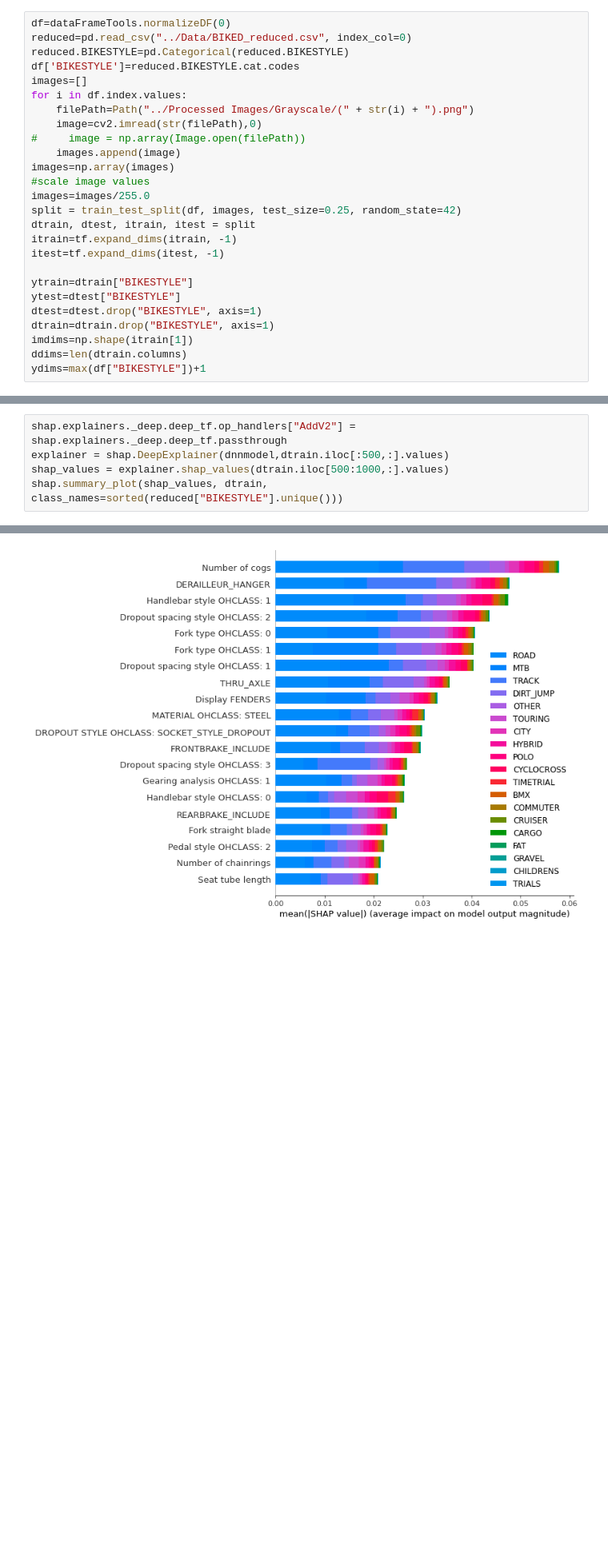
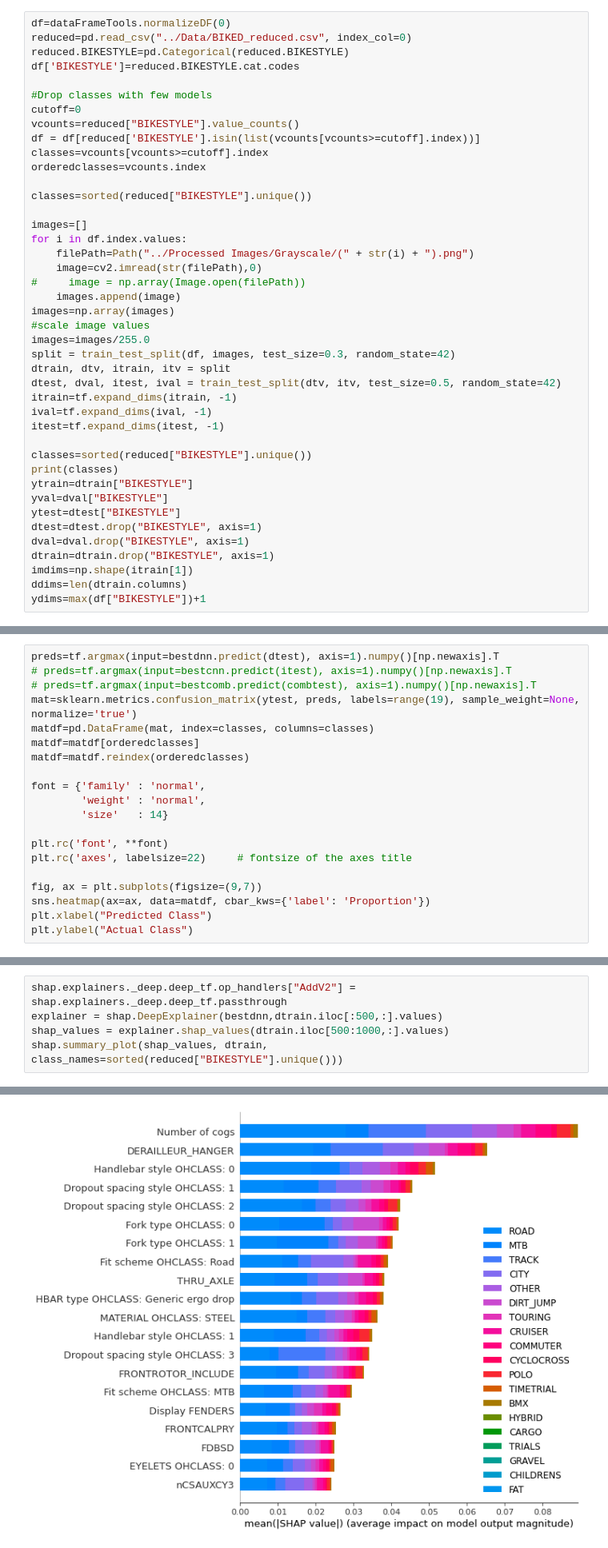
Before and after one commit to Lyleregenwetter/BIKED, a Jupyter notebook: Functions/TF_Classifier.ipynb, the cells around one changed output, grey strips where cells are left out. Shown at 80% size. Cells and saved outputs as stored; diff of their text form; blank space fills up the shorter version.

```diff
--- a/Functions/TF_Classifier.ipynb
+++ b/Functions/TF_Classifier.ipynb
@@ -17,6 +22,16 @@ df=dataFrameTools.normalizeDF(0)
 reduced=pd.read_csv("../Data/BIKED_reduced.csv", index_col=0)
 reduced.BIKESTYLE=pd.Categorical(reduced.BIKESTYLE)
 df['BIKESTYLE']=reduced.BIKESTYLE.cat.codes
+
+#Drop classes with few models
+cutoff=0
+vcounts=reduced["BIKESTYLE"].value_counts()
+df = df[reduced['BIKESTYLE'].isin(list(vcounts[vcounts>=cutoff].index))]
+classes=vcounts[vcounts>=cutoff].index
+orderedclasses=vcounts.index
+
+classes=sorted(reduced["BIKESTYLE"].unique())
+
 images=[]
 for i in df.index.values:
     filePath=Path("../Processed Images/Grayscale/(" + str(i) + ").png")
@@ -26,14 +41,20 @@ for i in df.index.values:
 images=np.array(images)
 #scale image values
 images=images/255.0
-split = train_test_split(df, images, test_size=0.25, random_state=42)
-dtrain, dtest, itrain, itest = split
+split = train_test_split(df, images, test_size=0.3, random_state=42)
+dtrain, dtv, itrain, itv = split
+dtest, dval, itest, ival = train_test_split(dtv, itv, test_size=0.5, random_state=42)
 itrain=tf.expand_dims(itrain, -1)
+ival=tf.expand_dims(ival, -1)
 itest=tf.expand_dims(itest, -1)
 
+classes=sorted(reduced["BIKESTYLE"].unique())
+print(classes)
 ytrain=dtrain["BIKESTYLE"]
+yval=dval["BIKESTYLE"]
 ytest=dtest["BIKESTYLE"]
 dtest=dtest.drop("BIKESTYLE", axis=1)
+dval=dval.drop("BIKESTYLE", axis=1)
 dtrain=dtrain.drop("BIKESTYLE", axis=1)
 imdims=np.shape(itrain[1])
 ddims=len(dtrain.columns)
@@ -145,0 +360,20 @@ _________________________________________________________________
+# %%
+preds=tf.argmax(input=bestdnn.predict(dtest), axis=1).numpy()[np.newaxis].T
+# preds=tf.argmax(input=bestcnn.predict(itest), axis=1).numpy()[np.newaxis].T
+# preds=tf.argmax(input=bestcomb.predict(combtest), axis=1).numpy()[np.newaxis].T
+mat=sklearn.metrics.confusion_matrix(ytest, preds, labels=range(19), sample_weight=None, normalize='true')
+matdf=pd.DataFrame(mat, index=classes, columns=classes)
+matdf=matdf[orderedclasses]
+matdf=matdf.reindex(orderedclasses)
+
+font = {'family' : 'normal',
+        'weight' : 'normal',
+        'size'   : 14}
+
+plt.rc('font', **font)
+plt.rc('axes', labelsize=22)     # fontsize of the axes title
+
+fig, ax = plt.subplots(figsize=(9,7))
+sns.heatmap(ax=ax, data=matdf, cbar_kws={'label': 'Proportion'})
+plt.xlabel("Predicted Class")
+plt.ylabel("Actual Class")
@@ -149,7 +386,7 @@ shap.initjs()
 [interactive output not drawn]
 # %%
 shap.explainers._deep.deep_tf.op_handlers["AddV2"] = shap.explainers._deep.deep_tf.passthrough
-explainer = shap.DeepExplainer(dnnmodel,dtrain.iloc[:500,:].values)
+explainer = shap.DeepExplainer(bestdnn,dtrain.iloc[:500,:].values)
 shap_values = explainer.shap_values(dtrain.iloc[500:1000,:].values)
 shap.summary_plot(shap_values, dtrain, class_names=sorted(reduced["BIKESTYLE"].unique()))
 # %% [output]
@@ -157,6 +393,6 @@ keras is no longer supported, please use tf.keras instead.
 Your TensorFlow version is newer than 2.4.0 and so graph support has been removed in eager mode. See PR #1483 for discussion.
 `tf.keras.backend.set_learning_phase` is deprecated and will be removed after 2020-10-11. To update it, simply pass a True/False value to the `training` argument of the `__call__` method of your layer ...
-[figure, old version]
+[figure, new version]
 # %%
 #Ganerate a better shap plot
 
```
Also changed, not shown: parts of 16 cells of this notebook, 7 other files.
